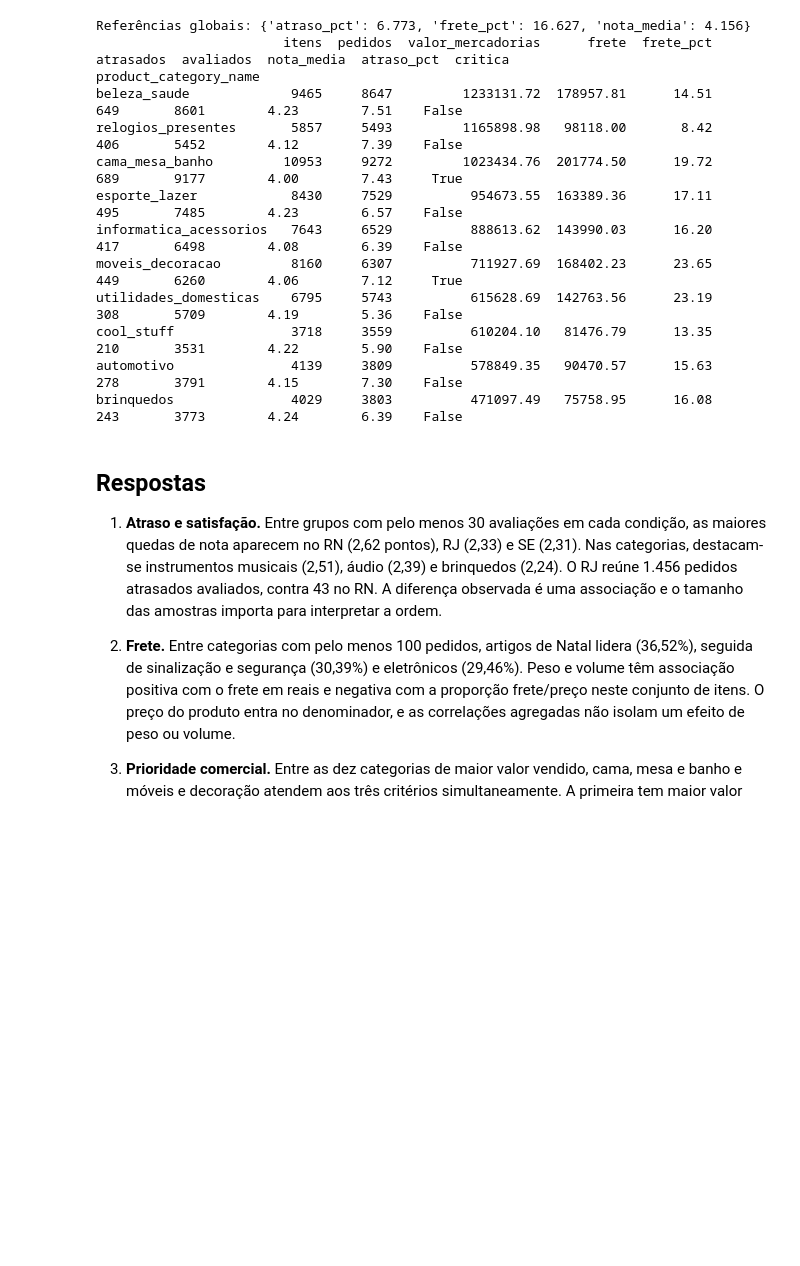
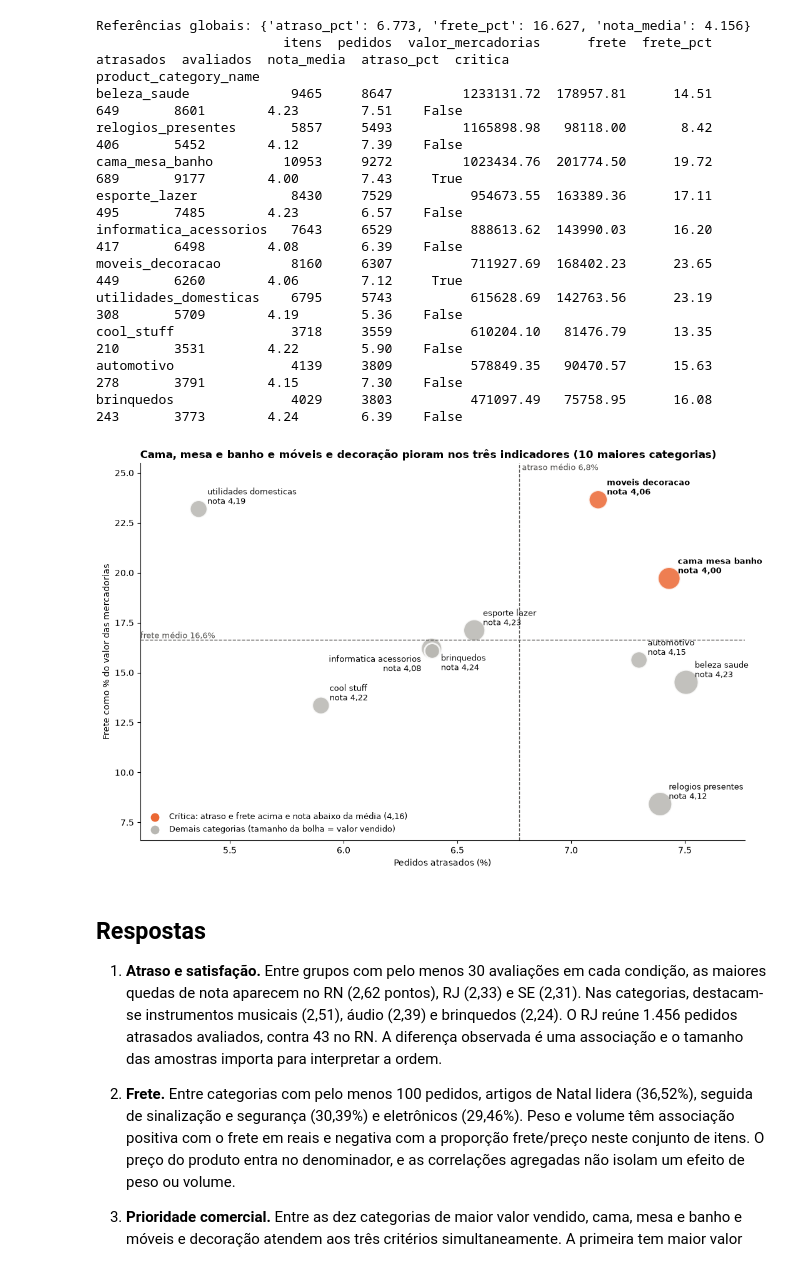
Before and after one commit to Gab-Bit-bit/olist-business-analytics, a Jupyter notebook: analise_olist.ipynb, the cells around one changed output. Saved outputs shown, nothing was run; the diff lists cells and outputs as text; code cells hidden in the pictures; blank space fills up the shorter version.

```diff
--- a/analise_olist.ipynb
+++ b/analise_olist.ipynb
@@ -215,6 +373,34 @@ utilidades_domesticas    6795     5743          615628.69  142763.56      23.19
 cool_stuff               3718     3559          610204.10   81476.79      13.35        210       3531        4.22        5.90    False
 automotivo               4139     3809          578849.35   90470.57      15.63        278       3791        4.15        7.30    False
 brinquedos               4029     3803          471097.49   75758.95      16.08        243       3773        4.24        6.39    False
+# %%
+deslocamento = {"brinquedos": (10, -22), "informatica_acessorios": (-12, -26)}
+
+fig, ax = plt.subplots(figsize=(11, 7))
+ax.scatter(ranking.atraso_pct, ranking.frete_pct, s=ranking.valor_mercadorias / 1500,
+           color=ranking.critica.map({True: ATRASO, False: NEUTRO}), alpha=0.85, edgecolor="white", linewidth=2)
+for nome, linha in ranking.iterrows():
+    dx, dy = deslocamento.get(nome, (10, 6))
+    ax.annotate(f"{nome.replace('_', ' ')}\nnota {virgula(linha.nota_media)}", (linha.atraso_pct, linha.frete_pct),
+                xytext=(dx, dy), textcoords="offset points", fontsize=9, ha="right" if dx < 0 else "left",
+                fontweight="bold" if linha.critica else "normal")
+ax.margins(0.12)
+ax.axvline(referencia.atraso_pct, color=GUIA, linestyle="--", linewidth=1)
+ax.axhline(referencia.frete_pct, color=GUIA, linestyle="--", linewidth=1)
+ax.text(referencia.atraso_pct, ax.get_ylim()[1], f" atraso médio {virgula(referencia.atraso_pct, 1)}%",
+        va="top", fontsize=9, color=GUIA)
+ax.text(ax.get_xlim()[0], referencia.frete_pct, f"frete médio {virgula(referencia.frete_pct, 1)}%",
+        va="bottom", fontsize=9, color=GUIA)
+ax.scatter([], [], color=ATRASO, s=80,
+           label=f"Crítica: atraso e frete acima e nota abaixo da média ({virgula(referencia.nota_media)})")
+ax.scatter([], [], color=NEUTRO, s=80, label="Demais categorias (tamanho da bolha = valor vendido)")
+ax.legend(loc="lower left", frameon=False, fontsize=9)
+ax.set(xlabel="Pedidos atrasados (%)", ylabel="Frete como % do valor das mercadorias",
+       title="Cama, mesa e banho e móveis e decoração pioram nos três indicadores (10 maiores categorias)")
+fig.tight_layout()
+plt.show()
+# %% [output]
+[figure, added]
 # %% [markdown]
 ## Respostas
 
```
Also changed, not shown: parts of 7 cells of this notebook.
